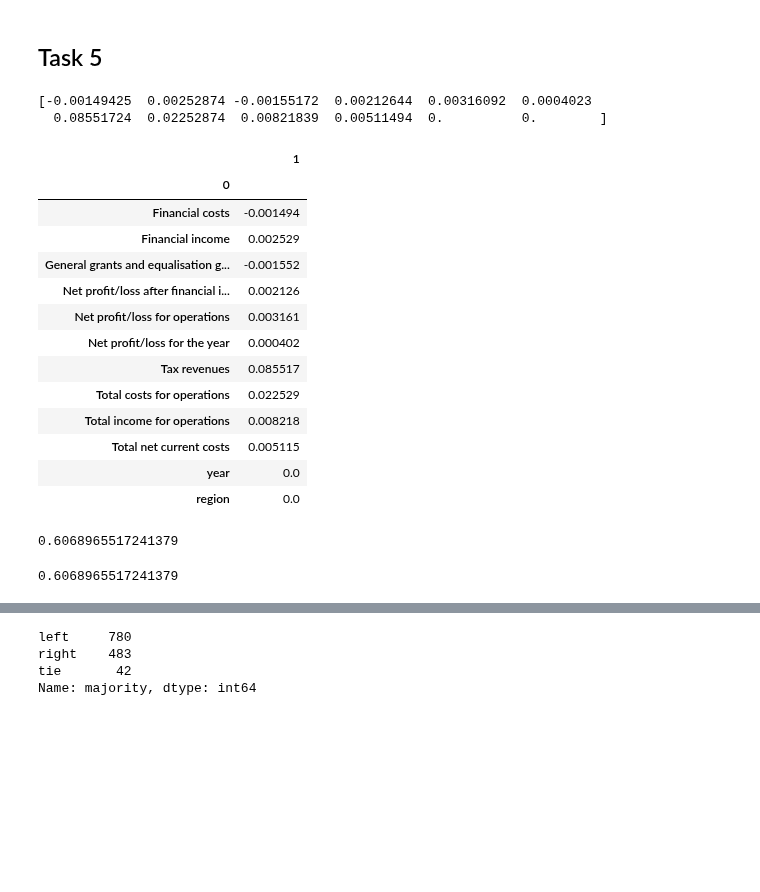
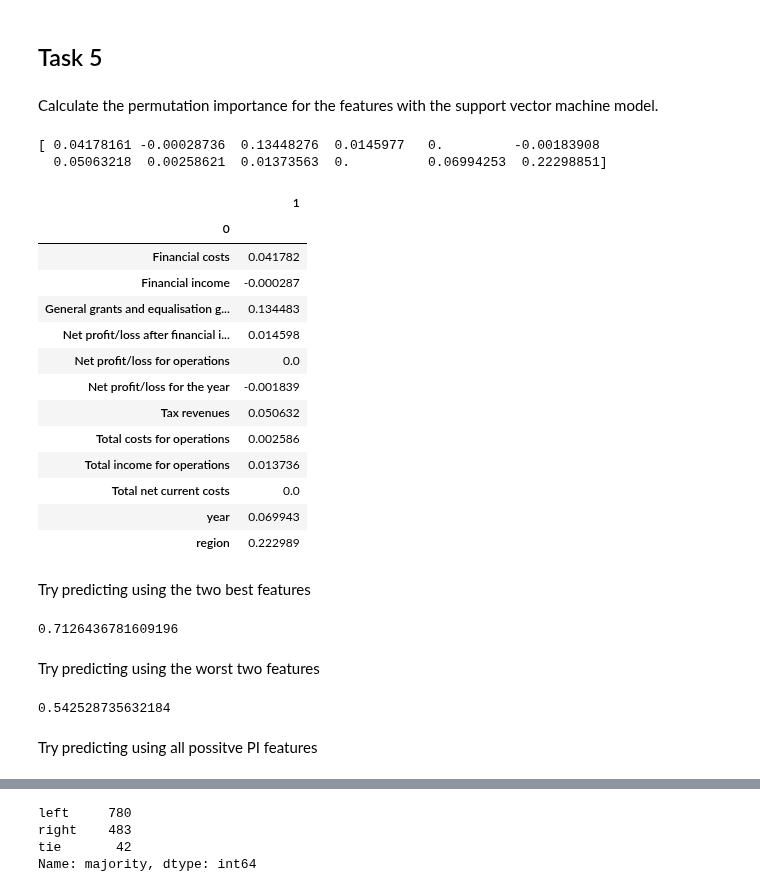
Before and after one commit to Keno-git/DS_assigment1, a Jupyter notebook: Assigment_1/Assigment_1.ipynb, the cells around one changed output, grey strips where cells are left out. Cells and saved outputs as stored; diff of their text form; code cells hidden in the pictures; blank space fills up the shorter version.

```diff
--- a/Assigment_1/Assigment_1.ipynb
+++ b/Assigment_1/Assigment_1.ipynb
@@ -434,30 +490,34 @@ scores.mean()
 ## Task 5
 # %%
 from sklearn.inspection import permutation_importance
+# %% [markdown]
+Calculate the permutation importance for the features with the support vector machine model.
 # %%
-pi = permutation_importance(model, X_test, y_test, n_repeats=50, random_state=123123)
+pi = permutation_importance(model_dt, X_test, y_test, n_repeats=50, random_state=123123)
 print(pi["importances_mean"])
 pd.DataFrame([X_clf.columns, pi["importances_mean"]]).T.set_index(0)
 # %% [output]
-[-0.00149425  0.00252874 -0.00155172  0.00212644  0.00316092  0.0004023
-  0.08551724  0.02252874  0.00821839  0.00511494  0.          0.        ]
+[ 0.04178161 -0.00028736  0.13448276  0.0145977   0.         -0.00183908
+  0.05063218  0.00258621  0.01373563  0.          0.06994253  0.22298851]
 |  | 1 |
 | 0 |  |
-| Financial costs | -0.001494 |
-| Financial income | 0.002529 |
-| General grants and equalisation g... | -0.001552 |
-| Net profit/loss after financial i... | 0.002126 |
-| Net profit/loss for operations | 0.003161 |
-| Net profit/loss for the year | 0.000402 |
-| Tax revenues | 0.085517 |
-| Total costs for operations | 0.022529 |
-| Total income for operations | 0.008218 |
-| Total net current costs | 0.005115 |
-| year | 0.0 |
-| region | 0.0 |
+| Financial costs | 0.041782 |
+| Financial income | -0.000287 |
+| General grants and equalisation g... | 0.134483 |
+| Net profit/loss after financial i... | 0.014598 |
+| Net profit/loss for operations | 0.0 |
+| Net profit/loss for the year | -0.001839 |
+| Tax revenues | 0.050632 |
+| Total costs for operations | 0.002586 |
+| Total income for operations | 0.013736 |
+| Total net current costs | 0.0 |
+| year | 0.069943 |
+| region | 0.222989 |
+# %% [markdown]
+Try predicting using the two best features
 # %%
 #best_features = ["Tax revenues", "Total costs for operations", "Total income for operations", "Total net current costs", "Net profit/loss after financial items", "Net profit/loss for operations", "Financial income"]
-best_features = ["Tax revenues", "Total costs for operations"]
+best_features = ["region", "General grants and equalisation grants"]
 
 X_train, X_test, y_train, y_test = train_test_split(X_clf.loc[:,best_features], df["majority"], random_state=123123)
 
@@ -465,10 +525,12 @@ model_dt.fit(X_train, y_train)
 y_pred_best = model_dt.predict(X_test)
 accuracy_score(y_pred_best, y_test)
 # %% [output]
-0.6068965517241379
+0.7126436781609196
+# %% [markdown]
+Try predicting using the worst two features
 # %%
 #best_features = ["Tax revenues", "Total costs for operations", "Total income for operations", "Total net current costs", "Net profit/loss after financial items", "Net profit/loss for operations", "Financial income"]
-worst_features = ["Financial costs", "General grants and equalisation grants"]
+worst_features = ["Financial income", "Net profit/loss for the year"]
 
 X_train, X_test, y_train, y_test = train_test_split(X_clf.loc[:,worst_features], df["majority"], random_state=123123)
 
@@ -476,4 +538,6 @@ model_dt.fit(X_train, y_train)
 y_pred_worst = model_dt.predict(X_test)
 accuracy_score(y_pred_worst, y_test)
 # %% [output]
-0.6068965517241379
+0.542528735632184
+# %% [markdown]
+Try predicting using all possitve PI features
```
Also changed, not shown: parts of 40 cells of this notebook.
